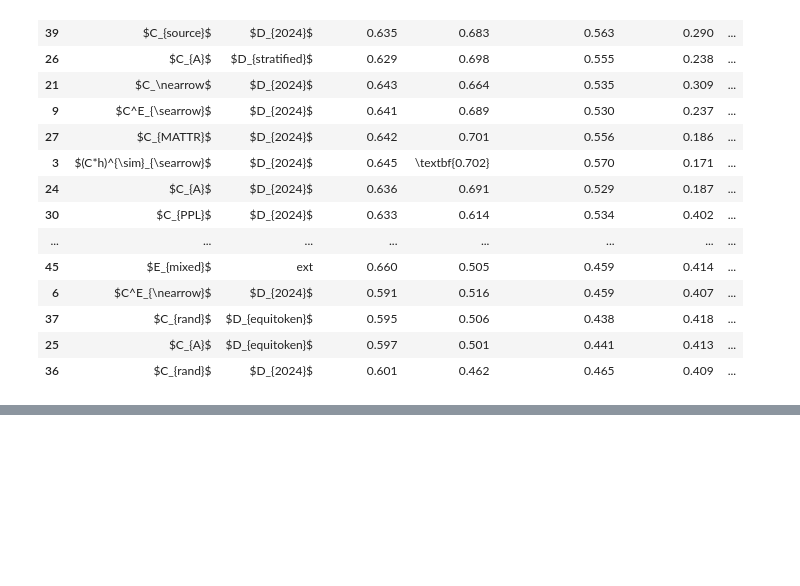
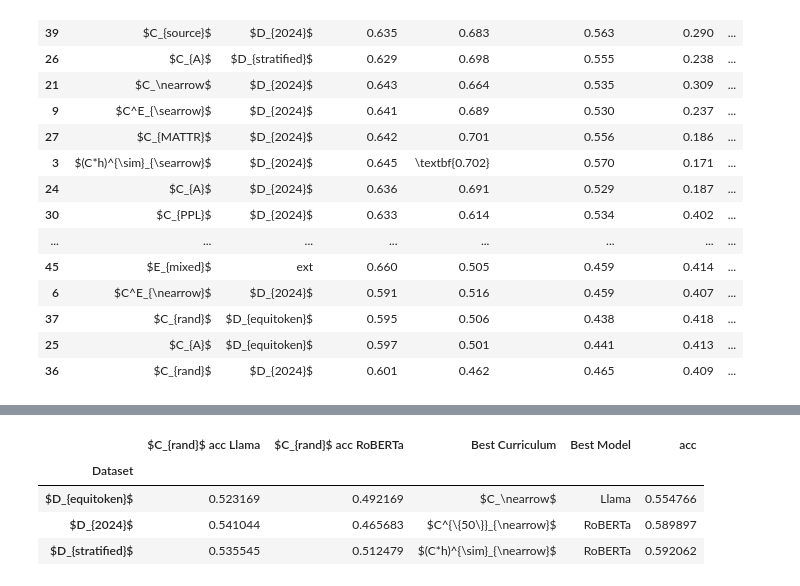
Before and after one commit to loris3/babylm, a Jupyter notebook: plotting_notebooks/plot_benchmark_results.ipynb, the cells around one changed output, grey strips where cells are left out. Saved outputs shown, nothing was run; the diff lists cells and outputs as text; code cells hidden in the pictures; blank space fills up the shorter version.

```diff
--- a/plotting_notebooks/plot_benchmark_results.ipynb
+++ b/plotting_notebooks/plot_benchmark_results.ipynb
@@ -657 +713,28 @@ with open("./autogenerated_figures/tabular_vs_source.tex", "w") as f:
+# %%
+pd.merge(pd.DataFrame(
+    table[table["curriculum"] == "$C_{rand}$"]
+    .set_index(["dataset","model_type"])["model_acc"]
+    .sort_values()
+    .unstack(level="model_type")  # This brings model types side by side
+    .reset_index()
+    .rename(columns={
+        "curriculum": "Curriculum",
+        "dataset": "Dataset",
+        "RoBERTa": "$C_{rand}$ acc RoBERTa",
+        "Llama": "$C_{rand}$ acc Llama"
+    })).set_index("Dataset"),
+   pd.DataFrame(best_models.set_index(["dataset","curriculum","model_type"])["model_acc"].sort_values()).reset_index().rename(columns={
+        "curriculum": "Best Curriculum",
+        "dataset": "Dataset",
+        "model_acc": "acc",
+        "model_type":"Best Model"
+    }).set_index("Dataset")
+, on="Dataset"
+).sort_values(by="acc")
+# %% [output]
+|  | $C_{rand}$ acc Llama | $C_{rand}$ acc RoBERTa | Best Curriculum | Best Model | acc |
+| Dataset |  |  |  |  |  |
+| $D_{equitoken}$ | 0.523169 | 0.492169 | $C_\nearrow$ | Llama | 0.554766 |
+| $D_{2024}$ | 0.541044 | 0.465683 | $C^{\{50\}}_{\nearrow}$ | RoBERTa | 0.589897 |
+| $D_{stratified}$ | 0.535545 | 0.512479 | $(C*h)^{\sim}_{\nearrow}$ | RoBERTa | 0.592062 |
 # %%
```
Also changed, not shown: parts of 16 cells of this notebook, 3 other files.
